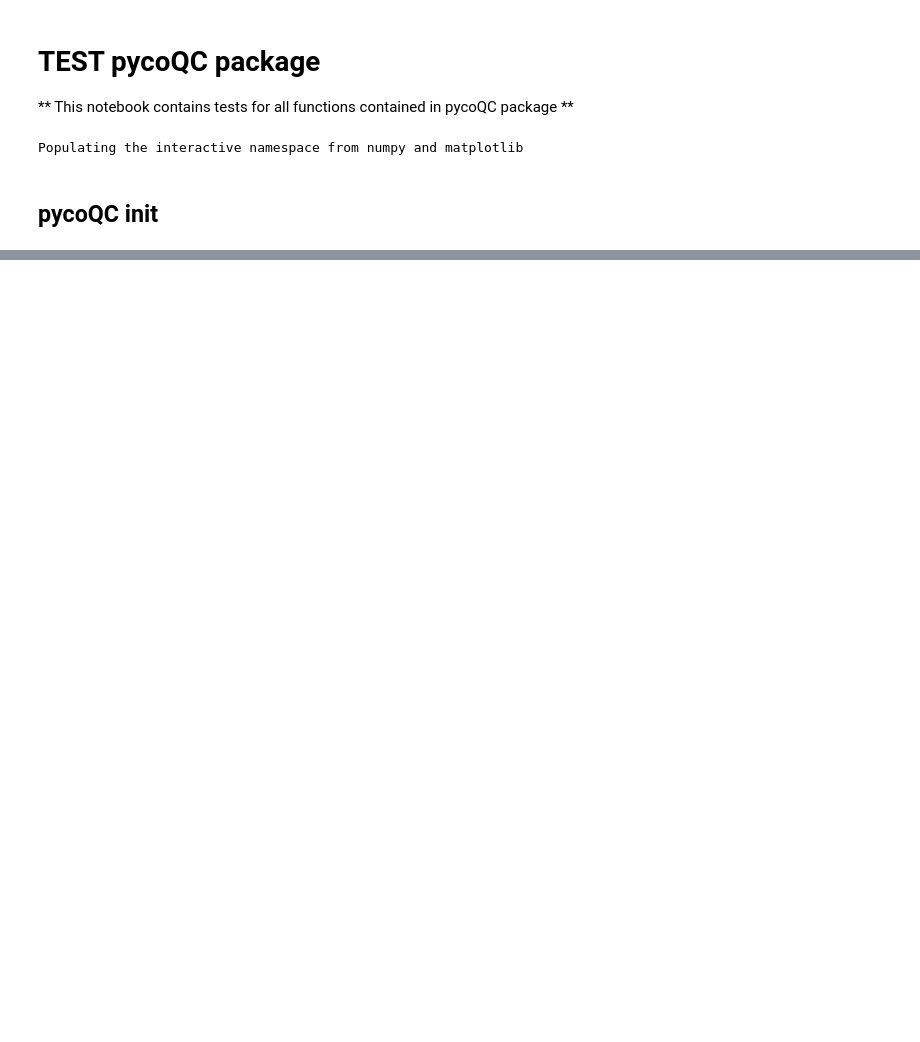
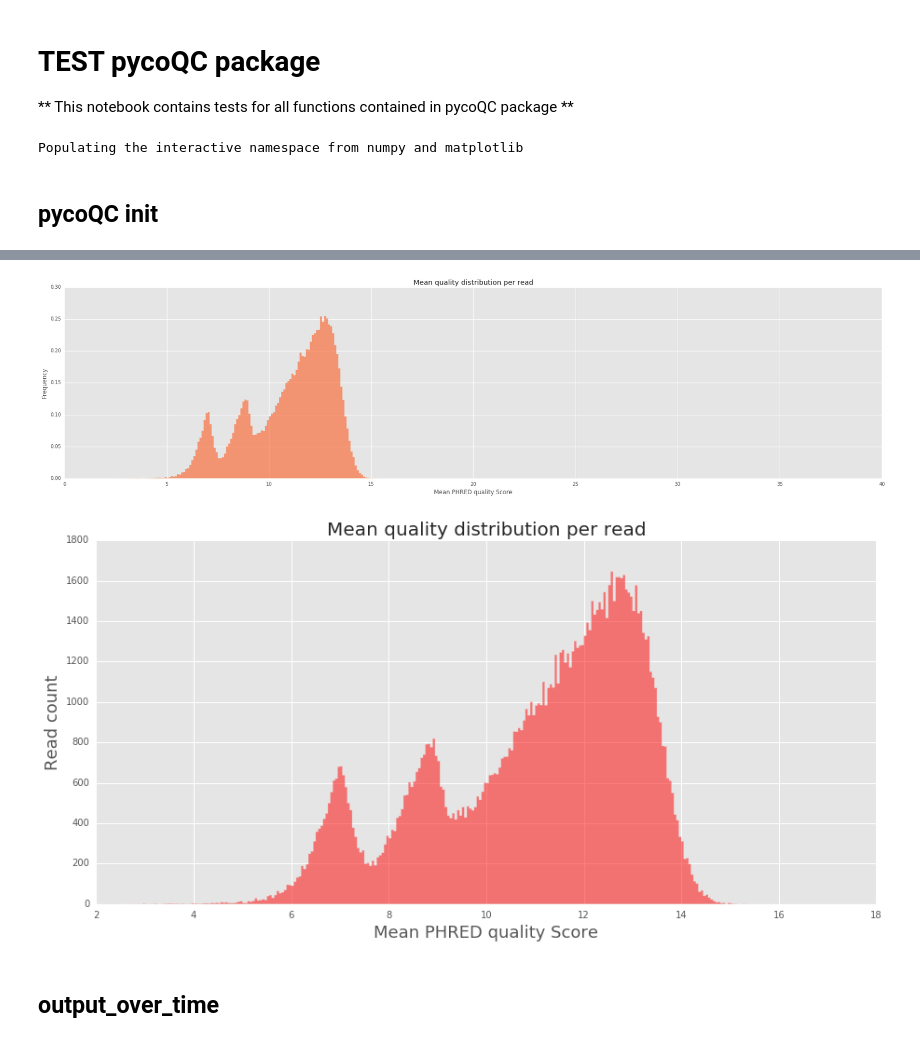
Before and after one commit to a-slide/pycoQC, a Jupyter notebook: test_pycoQC.ipynb, the cells around one changed output, grey strips where cells are left out. Saved outputs shown, nothing was run; the diff lists cells and outputs as text; code cells hidden in the pictures; blank space fills up the shorter version.

```diff
--- a/test_pycoQC.ipynb
+++ b/test_pycoQC.ipynb
@@ -67,0 +125,14 @@ help(p.channels_activity)
+# %%
+p = pycoQC("./test_data/sequencing_summary.txt")
+g = p.mean_qual_distribution()
+g = p.mean_qual_distribution(figsize=[15, 7], color='red', alpha=0.5, normed=False, win_size=0.05, xmin=2, xmax=18)
+
+# Changing size of the axis title and labels
+g.title.set_fontsize(20)
+g.xaxis.label.set_fontsize(18)
+g.yaxis.label.set_fontsize(18)
+# %% [output]
+[figure, added]
+[figure, added]
+# %% [markdown]
+## output_over_time
```
Also changed, not shown: parts of 16 cells of this notebook, 1 other file.
